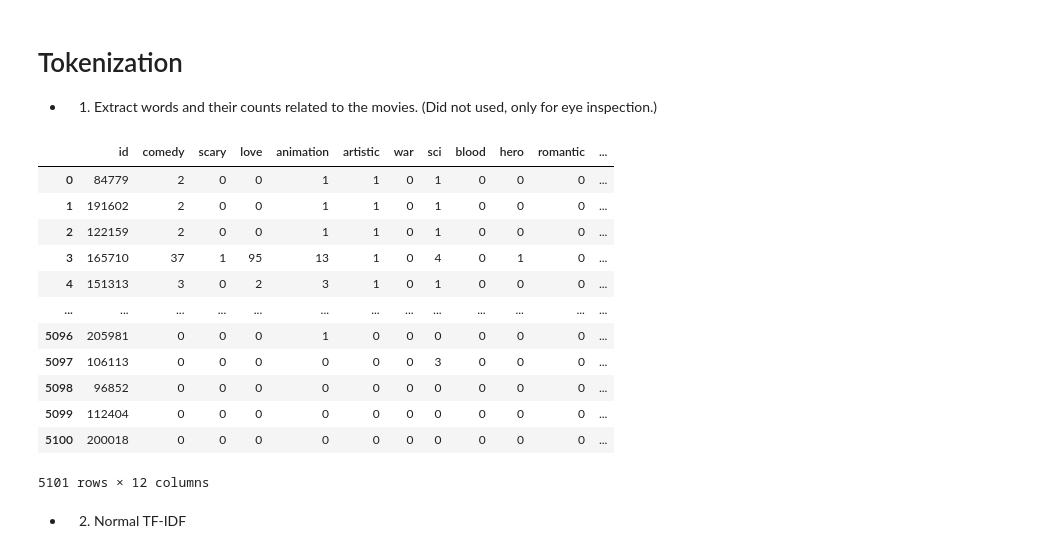
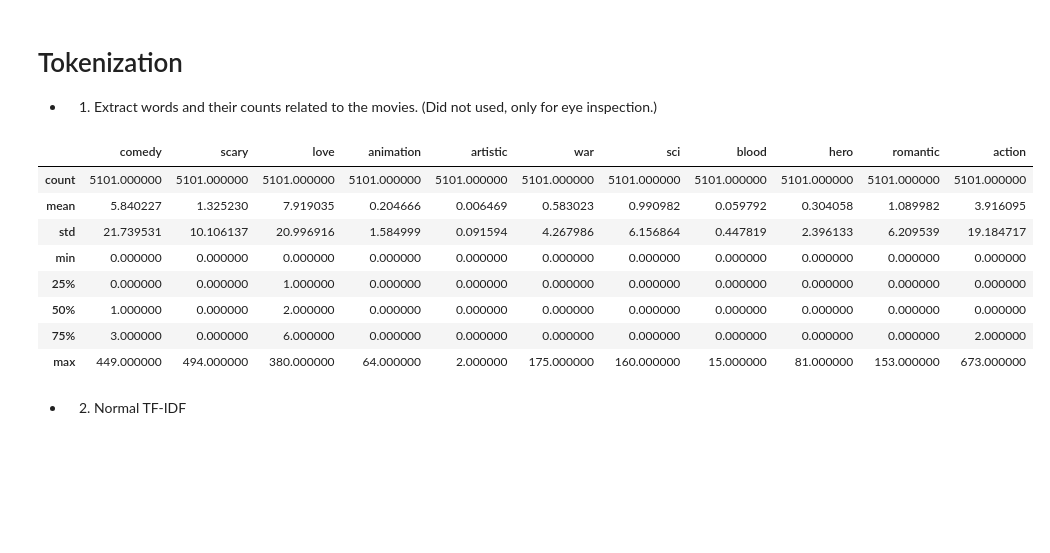
Before and after one commit to Kim-Dong-Jun99/ReDial_RecommendationSystem, a Jupyter notebook: code/main.ipynb, the cells around one changed output. Drawn from its saved outputs; the diff is of its cells as text; code cells hidden in the pictures; blank space fills up the shorter version.

```diff
--- a/code/main.ipynb
+++ b/code/main.ipynb
@@ -348,7 +348,7 @@ class RedialParser:
         word_similarity = cosine_similarity(candidate_embeddings, candidate_embeddings)
 
         # Extract the simliarest word's index
-        keywords_idx = [np.argmax(word_doc_similarity)]
+        keywords_idx = [np.argmax(word_doc_similarity) // word_doc_similarity.shape[1]]
 
         # Index list excluding the similarest index
         candidates_idx = [i for i in range(len(words)) if i != keywords_idx[0]]
@@ -356,12 +356,11 @@ class RedialParser:
         # Repeat this for remaining counts (top_n - 1)
         for _ in range(top_n - 1):
             candidate_similarities = word_doc_similarity[candidates_idx, :]
-            print(word_similarity.shape, candidates_idx, keywords_idx)
             target_similarities = np.max(word_similarity[candidates_idx][:, keywords_idx], axis=1)
 
             # Compute the MMR
             mmr = (1 - diversity) * candidate_similarities - diversity * target_similarities.reshape(-1, 1)
-            mmr_idx = candidates_idx[np.argmax(mmr)]
+            mmr_idx = candidates_idx[np.argmax(mmr) // mmr.shape[1]]
 
             # Update indices
             keywords_idx.append(mmr_idx)
@@ -387,6 +386,7 @@ class RedialParser:
         df = pd.DataFrame(columns=['movieid', 'Words(cosine_similarity)', 'Words(MMR)'])
 
         for i in range(num):
+            print(f'Progress: {i + 1} of {num}')
             count = CountVectorizer(ngram_range=n_gram_range, stop_words='english').fit(self.dialog_df.iloc[i, :].values)
             candidates = count.get_feature_names_out()
 
@@ -399,7 +399,7 @@ class RedialParser:
                 self.__mmr(doc_embedding, candidate_embeddings, candidates, top_n, 0.7))
 
             newrow = pd.DataFrame({
-                'movieid': self.dialog_df.iloc[i, 0].values,
+                'movieid': [self.dialog_df.iloc[i, 0]],
                 'Words(cosine_similarity)': [csim],
                 'Words(MMR)': [mmr]},
                 columns=df.columns)
@@ -486,22 +632,18 @@ parser.dialog_df
 # %%
 # Tag words words related with movie genres
 mv_tags = ['comedy','scary','love','animation','artistic','war','sci','blood','hero','romantic','action']
 frequency = parser.get_frequency_matrix(mv_tags)
-frequency
+frequency.describe()
 # %% [output]
-|  | id | comedy | scary | love | animation | artistic | war | sci | blood | hero | romantic | ... |
-| 0 | 84779 | 2 | 0 | 0 | 1 | 1 | 0 | 1 | 0 | 0 | 0 | ... |
-| 1 | 191602 | 2 | 0 | 0 | 1 | 1 | 0 | 1 | 0 | 0 | 0 | ... |
-| 2 | 122159 | 2 | 0 | 0 | 1 | 1 | 0 | 1 | 0 | 0 | 0 | ... |
-| 3 | 165710 | 37 | 1 | 95 | 13 | 1 | 0 | 4 | 0 | 1 | 0 | ... |
-| 4 | 151313 | 3 | 0 | 2 | 3 | 1 | 0 | 1 | 0 | 0 | 0 | ... |
-| ... | ... | ... | ... | ... | ... | ... | ... | ... | ... | ... | ... | ... |
-| 5096 | 205981 | 0 | 0 | 0 | 1 | 0 | 0 | 0 | 0 | 0 | 0 | ... |
-| 5097 | 106113 | 0 | 0 | 0 | 0 | 0 | 0 | 3 | 0 | 0 | 0 | ... |
-| 5098 | 96852 | 0 | 0 | 0 | 0 | 0 | 0 | 0 | 0 | 0 | 0 | ... |
-| 5099 | 112404 | 0 | 0 | 0 | 0 | 0 | 0 | 0 | 0 | 0 | 0 | ... |
-| 5100 | 200018 | 0 | 0 | 0 | 0 | 0 | 0 | 0 | 0 | 0 | 0 | ... |
+|  | comedy | scary | love | animation | artistic | war | sci | blood | hero | romantic | action |
+| count | 5101.000000 | 5101.000000 | 5101.000000 | 5101.000000 | 5101.000000 | 5101.000000 | 5101.000000 | 5101.000000 | 5101.000000 | 5101.000000 | 5101.000000 |
+| mean | 5.840227 | 1.325230 | 7.919035 | 0.204666 | 0.006469 | 0.583023 | 0.990982 | 0.059792 | 0.304058 | 1.089982 | 3.916095 |
+| std | 21.739531 | 10.106137 | 20.996916 | 1.584999 | 0.091594 | 4.267986 | 6.156864 | 0.447819 | 2.396133 | 6.209539 | 19.184717 |
+| min | 0.000000 | 0.000000 | 0.000000 | 0.000000 | 0.000000 | 0.000000 | 0.000000 | 0.000000 | 0.000000 | 0.000000 | 0.000000 |
+| 25% | 0.000000 | 0.000000 | 1.000000 | 0.000000 | 0.000000 | 0.000000 | 0.000000 | 0.000000 | 0.000000 | 0.000000 | 0.000000 |
+| 50% | 1.000000 | 0.000000 | 2.000000 | 0.000000 | 0.000000 | 0.000000 | 0.000000 | 0.000000 | 0.000000 | 0.000000 | 0.000000 |
+| 75% | 3.000000 | 0.000000 | 6.000000 | 0.000000 | 0.000000 | 0.000000 | 0.000000 | 0.000000 | 0.000000 | 0.000000 | 2.000000 |
+| max | 449.000000 | 494.000000 | 380.000000 | 64.000000 | 2.000000 | 175.000000 | 160.000000 | 15.000000 | 81.000000 | 153.000000 | 673.000000 |
-5101 rows × 12 columns
 # %% [markdown]
 * 2. Normal TF-IDF
 # %%
```
Also changed, not shown: parts of 5 cells of this notebook.
